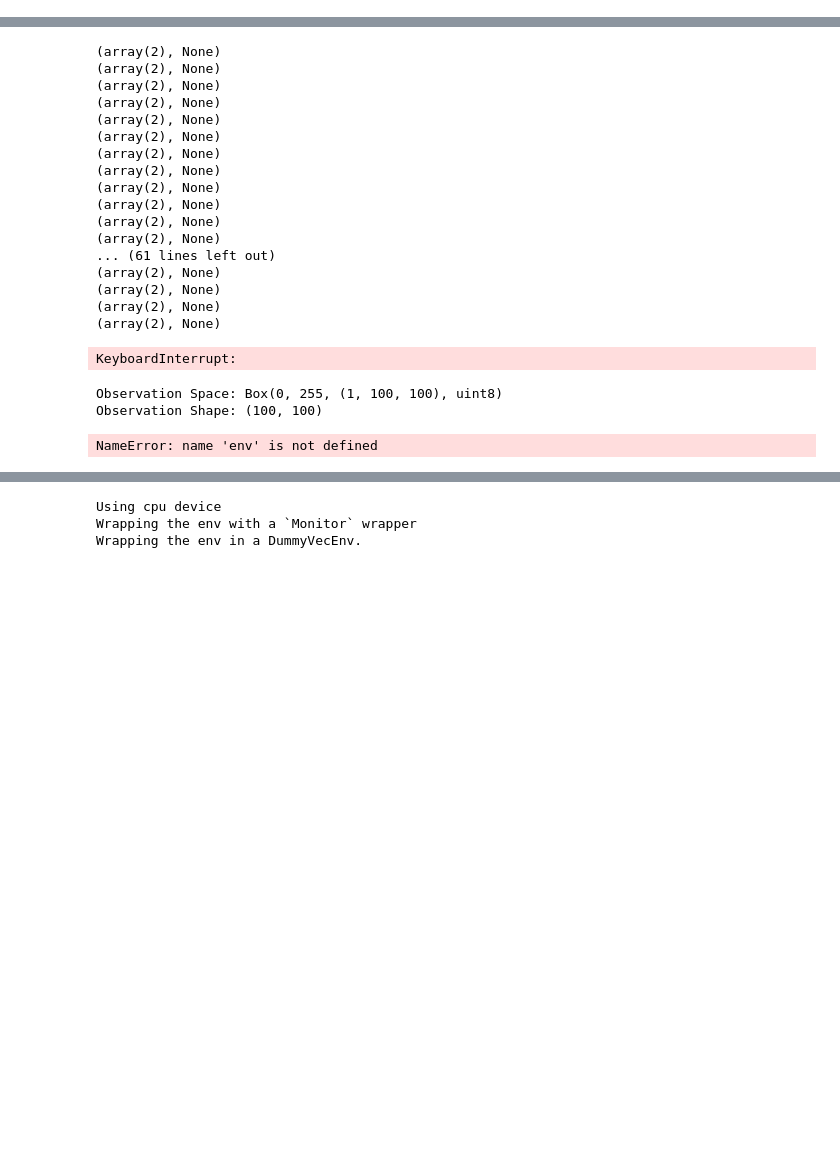
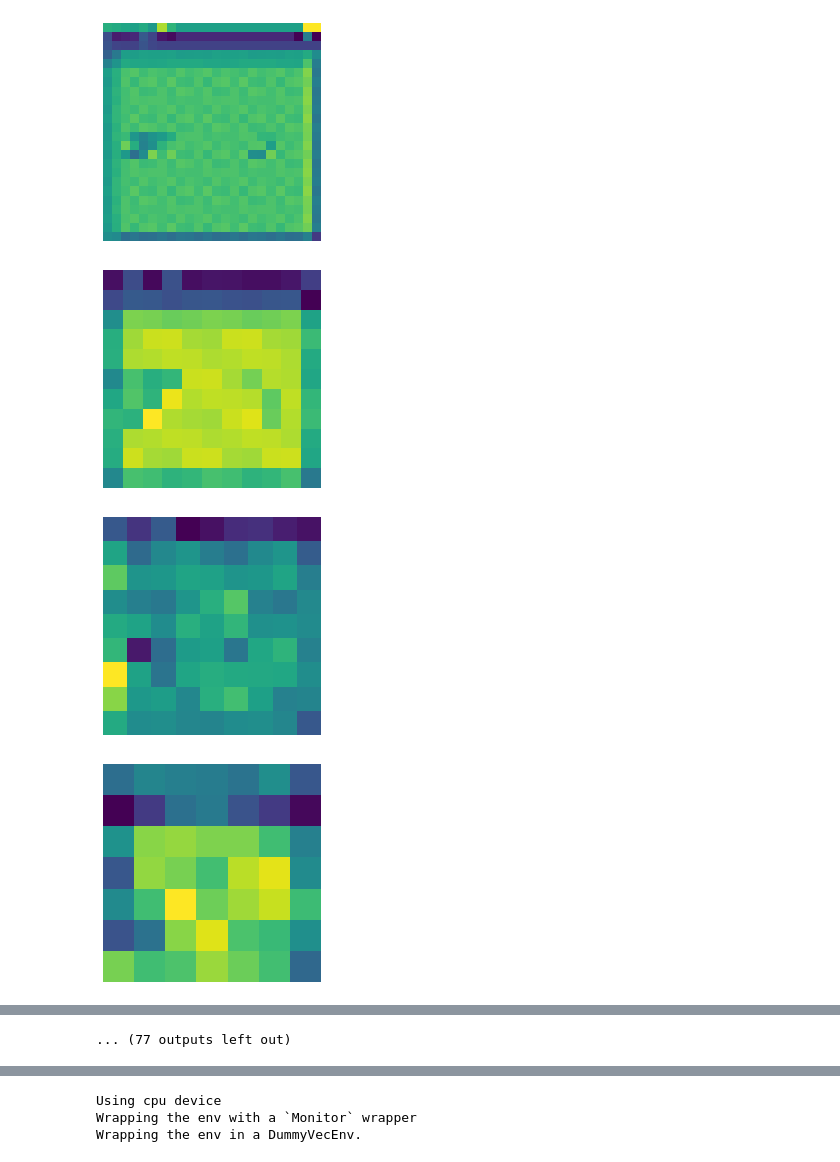
Before and after one commit to ViniciusSuaiden/SnakeRL, a Jupyter notebook: SnakeRL.ipynb, the cells around one changed output, grey strips where cells are left out. Cells and saved outputs as stored; diff of their text form; code cells hidden in the pictures; blank space fills up the shorter version.

```diff
--- a/SnakeRL.ipynb
+++ b/SnakeRL.ipynb
@@ -34,7 +41,7 @@ class WebGame(Env):
     def __init__(self):
         super().__init__()
         # Setup spaces
-        self.observation_space = Box(low=0, high=255, shape=(1,100,100), dtype=np.uint8)
+        self.observation_space = Box(low=0, high=255, shape=(1,200,200), dtype=np.uint8)
         self.action_space = Discrete(4)
         # Capture game frames
         self.cap = mss()
@@ -44,7 +51,7 @@ class WebGame(Env):
 
     def step(self, action):
         action_map = {
-            0:'up',
+            0: 'up',
             1: 'down',
             2: 'left',
             3: 'right'
@@ -52,6 +59,9 @@ class WebGame(Env):
         pyautogui.press(action_map[action])
 
         reward, done = 0, False
+#         if action != self.previous_action:
+#             reward = 0.01
+#             self.previous_action = action
         observation = self.get_observation()
         if self.frame == 2:
             done, done_cap = self.get_done()
@@ -61,29 +71,32 @@ class WebGame(Env):
             if self.frame == 2:
                 score = self.get_score()
                 if score != self.previous_score:
-                    reward = 1000
+                    reward = 1
                     self.previous_score = score
 
         info = {}
-        reward = 1
-        if done:
-            reward = -20
+#         if done:
+#             reward = -0.1
+#         if (self.previous_action == 0 and action == 3) or (self.previous_action == 3 and action == 0):
+#             reward = 1
+#         self.previous_action = action
         return observation, reward, done, False, info
 
     def reset(self, **kwargs):
-        self.previous_score = 0
+        self.previous_score = "0\n"
         time.sleep(0.5)
         pyautogui.click(x=600, y=600)
         time.sleep(0.5)
-        pyautogui.press('right')
+        pyautogui.press('up')
         self.frame = 2
+#         self.previous_action = 0
         return self.get_observation(), {}
 
     def get_observation(self):
         raw = np.array(self.cap.grab(self.game_location))[:,:,:3].astype(np.uint8)
         gray = cv2.cvtColor(raw, cv2.COLOR_BGR2GRAY)
-        resized = cv2.resize(gray, (100,100))
-        channel = np.reshape(resized, (1,100,100))
+        resized = cv2.resize(gray, (200,200))
+        channel = np.reshape(resized, (1,200,200))
         return channel
 
     def get_score(self):
@@ -106,16 +119,32 @@ class WebGame(Env):
             done = True
         return done, done_cap
 # %%
-# env = WebGame()
+env = WebGame()
 
-for episode in range(2):
+for episode in range(1):
     obs = env.reset()
     terminated = False
     total_reward = 0
+#     obs, reward, terminated, truncated, info =  env.step(3)
+#     obs, reward, terminated, truncated, info =  env.step(1)
     while not terminated:
         action = model.predict(obs[0].reshape((1, 100, 100)))
-        print(action)
+        features = get_intermediate_output(model.policy.features_extractor.cnn, torch.tensor(obs[0].reshape((1, 1, 100, 100)), dtype=torch.float32), 2)
+        visualize_important_feature(features)
+        features = get_intermediate_output(model.policy.features_extractor.cnn, torch.tensor(obs[0].reshape((1, 1, 100, 100)), dtype=torch.float32), 5)
+        visualize_important_feature(features)
+        features = get_intermediate_output(model.policy.features_extractor.cnn, torch.tensor(obs[0].reshape((1, 1, 100, 100)), dtype=torch.float32), 8)
+        visualize_important_feature(features)
+        features = get_intermediate_output(model.policy.features_extractor.cnn, torch.tensor(obs[0].reshape((1, 1, 100, 100)), dtype=torch.float32), 11)
+        visualize_important_feature(features)
+        # print(action)
         obs, reward, terminated, truncated, info =  env.step(int(action[0]))
         total_reward  += reward
+#         if reward != 0:
+#             print(terminated, env.get_score(), reward)
     print('Total Reward for episode {} is {}'.format(episode, total_reward))
 # %% [output]
+[figure, added]
+[figure, added]
+[figure, added]
+[figure, added]
@@ -122,21 +159,4 @@ for episode in range(2):
-(array(2), None)
-(array(2), None)
-(array(2), None)
-(array(2), None)
-(array(2), None)
-(array(2), None)
-(array(2), None)
-(array(2), None)
-(array(2), None)
-(array(2), None)
-(array(2), None)
-(array(2), None)
-... (61 lines left out)
-(array(2), None)
-(array(2), None)
-(array(2), None)
-(array(2), None)
+... (77 outputs left out)
-KeyboardInterrupt:
 # %%
 print("Observation Space:", env.observation_space)
 print("Observation Shape:", obs[0].shape)
@@ -144,9 +164,6 @@ try:
     action = model.predict(obs[0].reshape((1, 100, 100)))
 except ValueError as e:
     print("An error occurred:", e)
-# %% [output]
-Observation Space: Box(0, 255, (1, 100, 100), uint8)
-Observation Shape: (100, 100)
 # %%
 # Import os for file path management
 import os
@@ -156,8 +173,6 @@ from stable_baselines3.common.callbacks import BaseCallback
 from stable_baselines3.common import env_checker
 # %%
 env_checker.check_env(env)
-# %% [output]
-NameError: name 'env' is not defined
 # %%
 class TrainAndLoggingCallback(BaseCallback):
 
```
Also changed, not shown: parts of 33 cells of this notebook, 1 other file.
